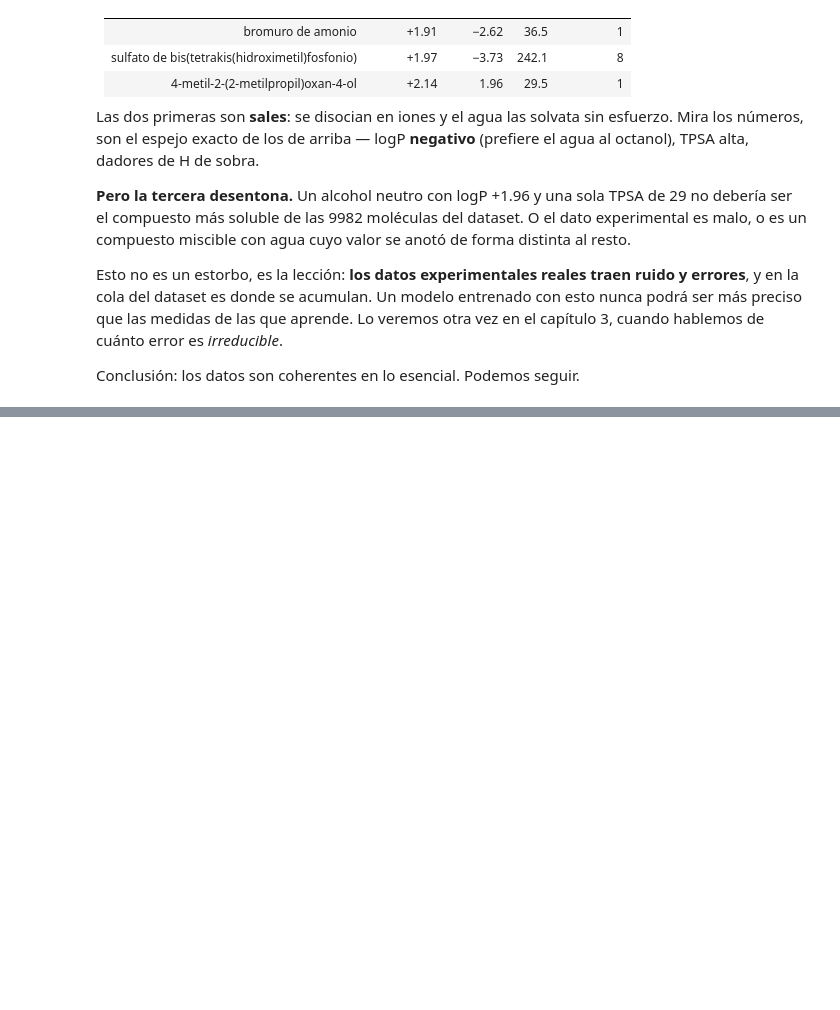
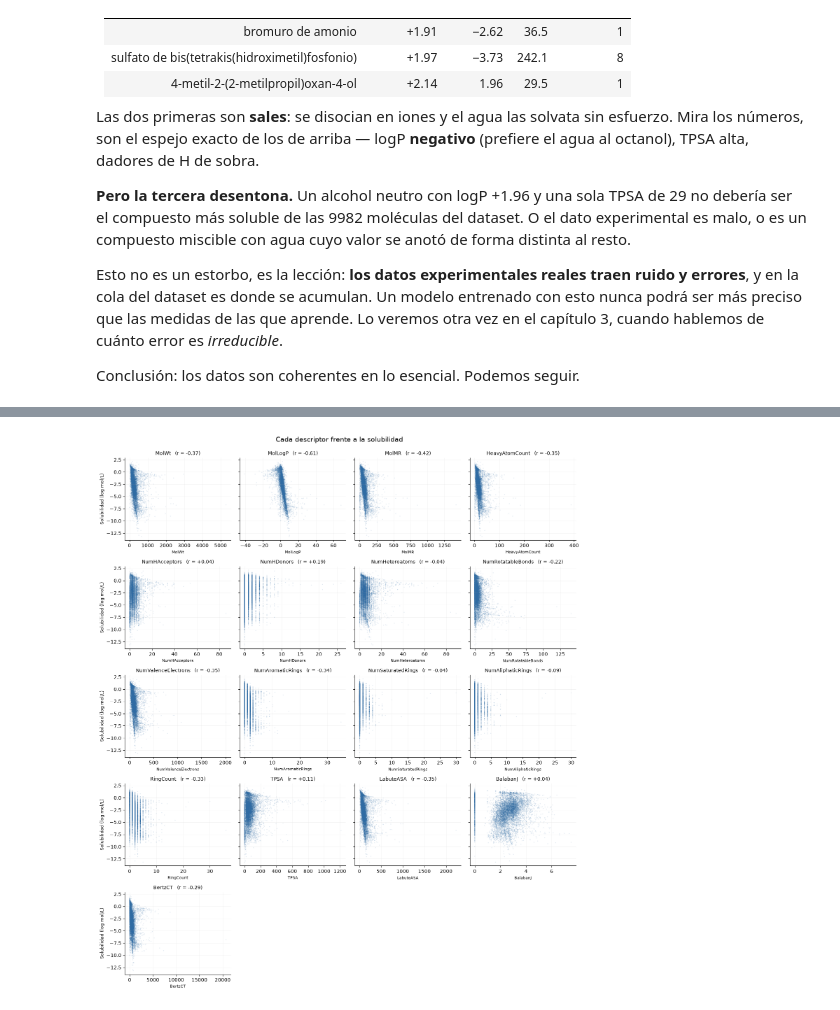
Before and after one commit to alexhrehoret/dmol-study-notes, a Jupyter notebook: notebooks/02_introduccion.ipynb, the cells around one changed output, grey strips where cells are left out. Saved outputs shown, nothing was run; the diff lists cells and outputs as text; code cells hidden in the pictures; blank space fills up the shorter version.

```diff
--- a/notebooks/02_introduccion.ipynb
+++ b/notebooks/02_introduccion.ipynb
@@ -328,0 +347,27 @@ Conclusión: los datos son coherentes en lo esencial. Podemos seguir.
+# %%
+fig, axes = plt.subplots(nrows=5, ncols=4, figsize=(14, 16), sharey=True)
+axes = axes.flatten()
+
+for ax, feat in zip(axes, feature_names):
+    r = np.corrcoef(soldata[feat], soldata["Solubility"])[0, 1]
+    ax.scatter(soldata[feat], soldata["Solubility"], s=3, alpha=0.15, color="#2f6ba3",
+               edgecolors="none", rasterized=True)
+    ax.set_title(f"{feat}   (r = {r:+.2f})", fontsize=10)
+    ax.set_xlabel(feat, fontsize=8)
+    ax.grid(alpha=0.2, linewidth=0.5)
+    for s in ("top", "right"):
+        ax.spines[s].set_visible(False)
+
+for ax in axes[len(feature_names):]:      # huecos sobrantes de la rejilla
+    ax.remove()
+
+for ax in axes[:len(feature_names)]:
+    if ax.get_subplotspec().is_first_col():
+        ax.set_ylabel("Solubilidad (log mol/L)", fontsize=9)
+
+fig.suptitle("Cada descriptor frente a la solubilidad", fontsize=14, y=0.995)
+fig.tight_layout()
+fig.savefig("../figuras/02_scatter_features.png", dpi=110, bbox_inches="tight")
+plt.show()
+# %% [output]
+[figure, added]
```
Also changed, not shown: parts of 5 cells of this notebook, 4 other files.
